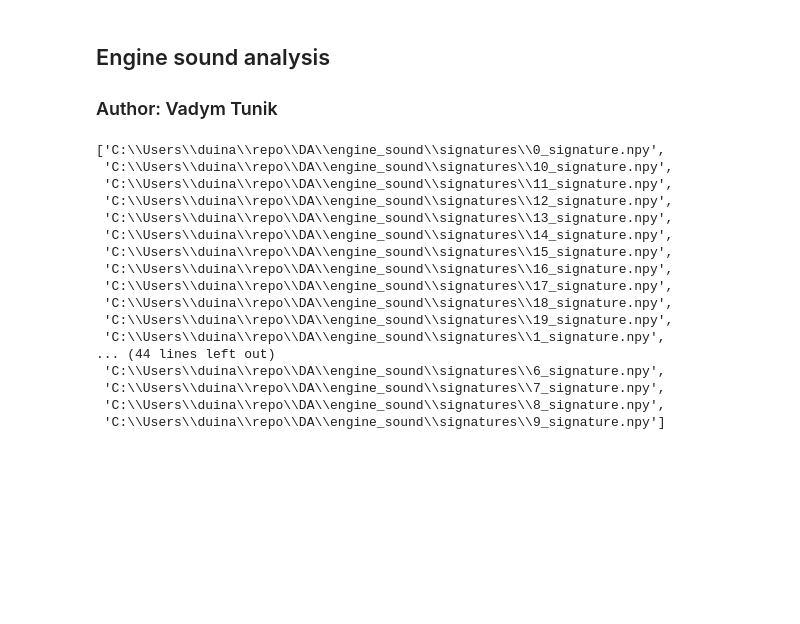
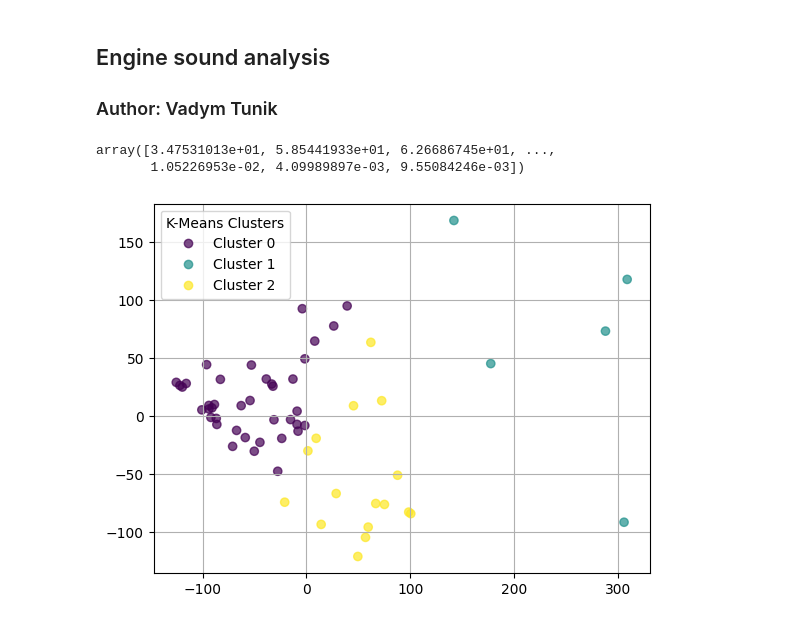
Before and after one commit to duinage/BigData, a Jupyter notebook: engine_sound/main.ipynb, the cells around one changed output. Saved outputs shown, nothing was run; the diff lists cells and outputs as text; code cells hidden in the pictures; blank space fills up the shorter version.

Commit message:
signature clusters

```diff
--- a/engine_sound/main.ipynb
+++ b/engine_sound/main.ipynb
@@ -93,21 +89,29 @@ TEST_SPLIT_SIZE = 0.2
 # %%
 signature_files = sorted(glob.glob(os.path.join(OUTPUT_SIGNATURE_DIR, '*.npy')))
-signature_files
+X = np.array([np.load(f_path).flatten() for f_path in signature_files])
+n_samples, n_features = X.shape
+X[0]
 # %% [output]
-['C:\\Users\\duina\\repo\\DA\\engine_sound\\signatures\\0_signature.npy',
- 'C:\\Users\\duina\\repo\\DA\\engine_sound\\signatures\\10_signature.npy',
- 'C:\\Users\\duina\\repo\\DA\\engine_sound\\signatures\\11_signature.npy',
- 'C:\\Users\\duina\\repo\\DA\\engine_sound\\signatures\\12_signature.npy',
- 'C:\\Users\\duina\\repo\\DA\\engine_sound\\signatures\\13_signature.npy',
- 'C:\\Users\\duina\\repo\\DA\\engine_sound\\signatures\\14_signature.npy',
- 'C:\\Users\\duina\\repo\\DA\\engine_sound\\signatures\\15_signature.npy',
- 'C:\\Users\\duina\\repo\\DA\\engine_sound\\signatures\\16_signature.npy',
- 'C:\\Users\\duina\\repo\\DA\\engine_sound\\signatures\\17_signature.npy',
- 'C:\\Users\\duina\\repo\\DA\\engine_sound\\signatures\\18_signature.npy',
- 'C:\\Users\\duina\\repo\\DA\\engine_sound\\signatures\\19_signature.npy',
- 'C:\\Users\\duina\\repo\\DA\\engine_sound\\signatures\\1_signature.npy',
-... (44 lines left out)
- 'C:\\Users\\duina\\repo\\DA\\engine_sound\\signatures\\6_signature.npy',
- 'C:\\Users\\duina\\repo\\DA\\engine_sound\\signatures\\7_signature.npy',
- 'C:\\Users\\duina\\repo\\DA\\engine_sound\\signatures\\8_signature.npy',
- 'C:\\Users\\duina\\repo\\DA\\engine_sound\\signatures\\9_signature.npy']
+array([3.47531013e+01, 5.85441933e+01, 6.26686745e+01, ...,
+       1.05226953e-02, 4.09989897e-03, 9.55084246e-03])
+# %%
+from sklearn.preprocessing import MinMaxScaler
+from sklearn.decomposition import PCA
+
+scaler = MinMaxScaler()
+X_scaled = scaler.fit_transform(X)
+pca = PCA(n_components=2)
+X_pca = pca.fit_transform(X_scaled)
+# %%
+from sklearn.cluster import KMeans
+
+kmeans = KMeans(n_clusters=3, init="k-means++", n_init=20)
+kmeans.fit(X_scaled)
+kmeans_clusters = kmeans.labels_
+
+plt.figure()
+scatter_kmeans = plt.scatter(X_pca[:, 0], X_pca[:, 1], c=kmeans_clusters, cmap='viridis', alpha=0.7)
+plt.legend(handles=scatter_kmeans.legend_elements()[0], labels=[f'Cluster {i}' for i in range(3)], title="K-Means Clusters")
+plt.grid(True)
+# %% [output]
+[figure, added]
```
Also changed, not shown: parts of 1 cell of this notebook.
